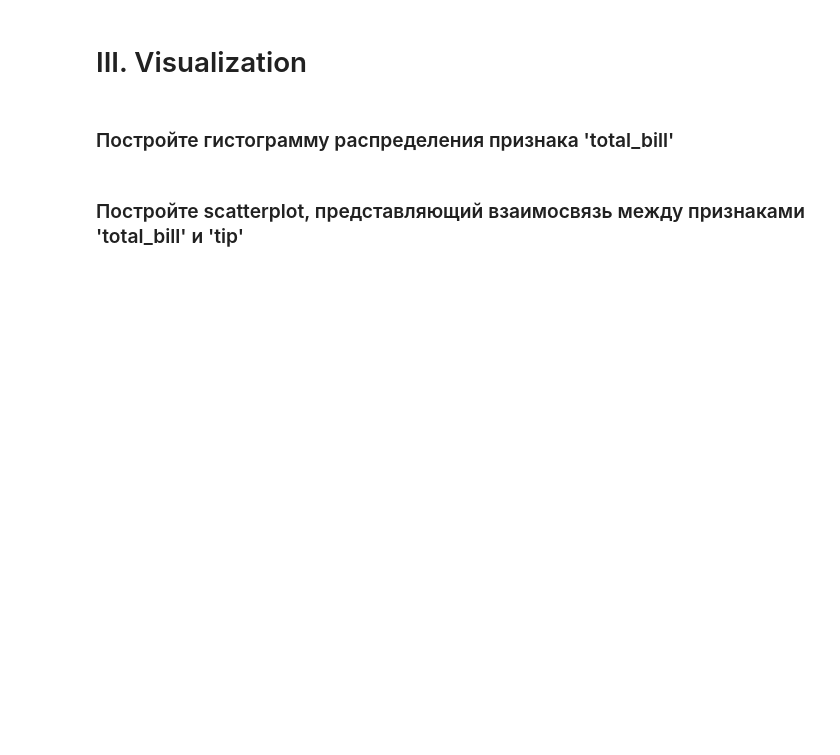
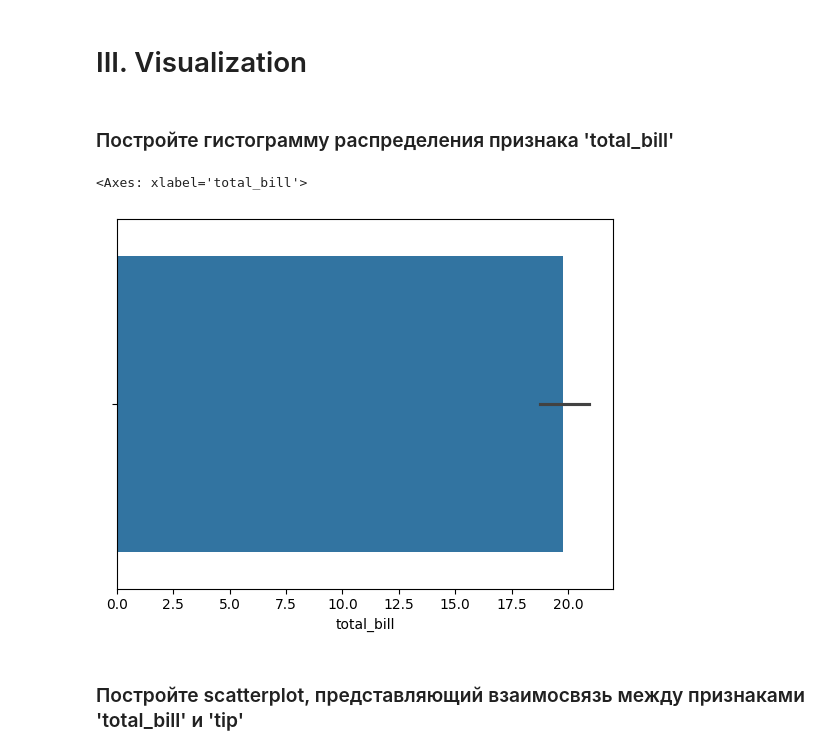
Before and after one commit to Shoggahhh/hw_otus_ml_2023, a Jupyter notebook: hw-3/homework_3.ipynb, the cells around one changed output. Drawn from its saved outputs; the diff is of its cells as text; code cells hidden in the pictures; blank space fills up the shorter version.

Commit message:
add hw-3 pandas and seaborn

```diff
--- a/hw-3/homework_3.ipynb
+++ b/hw-3/homework_3.ipynb
@@ -81,4 +92,6 @@ print(df_l2_norm)
 # %% [markdown]
 ### Загрузите датасет Tips из набора датасетов seaborn
+# %%
+df = pd.read_csv("https://raw.githubusercontent.com/mwaskom/seaborn-data/master/tips.csv")
 # %% [markdown]
 ### Посмотрите на первые 5 строчек
@@ -99,2 +208,5 @@ print(df_l2_norm)
 # %% [markdown]
 ### Преобразуйте признак 'smoker' в бинарный (0-No, 1-Yes)
+# %%
+df = df.replace({"smoker": {"Yes": 1, "No": 0}})
+df
@@ -102,5 +228,10 @@ print(df_l2_norm)
 # III. Visualization
 # %% [markdown]
 ### Постройте гистограмму распределения признака 'total_bill'
+# %%
+sns.barplot(data=df, x="total_bill")
+# %% [output]
+<Axes: xlabel='total_bill'>
+[figure, added]
 # %% [markdown]
 ### Постройте scatterplot, представляющий взаимосвязь между признаками 'total_bill' и 'tip'
```
Also changed, not shown: parts of 24 cells of this notebook.
